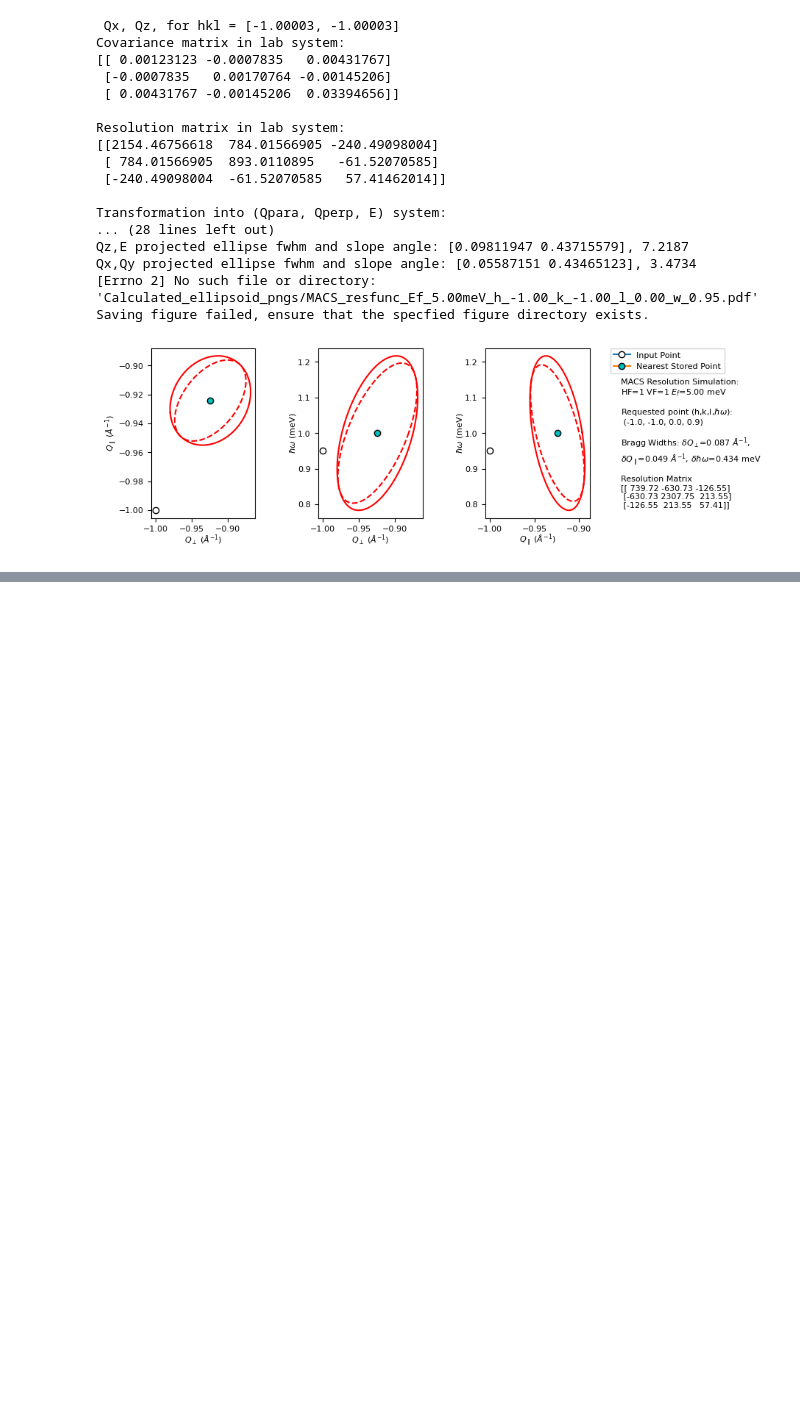
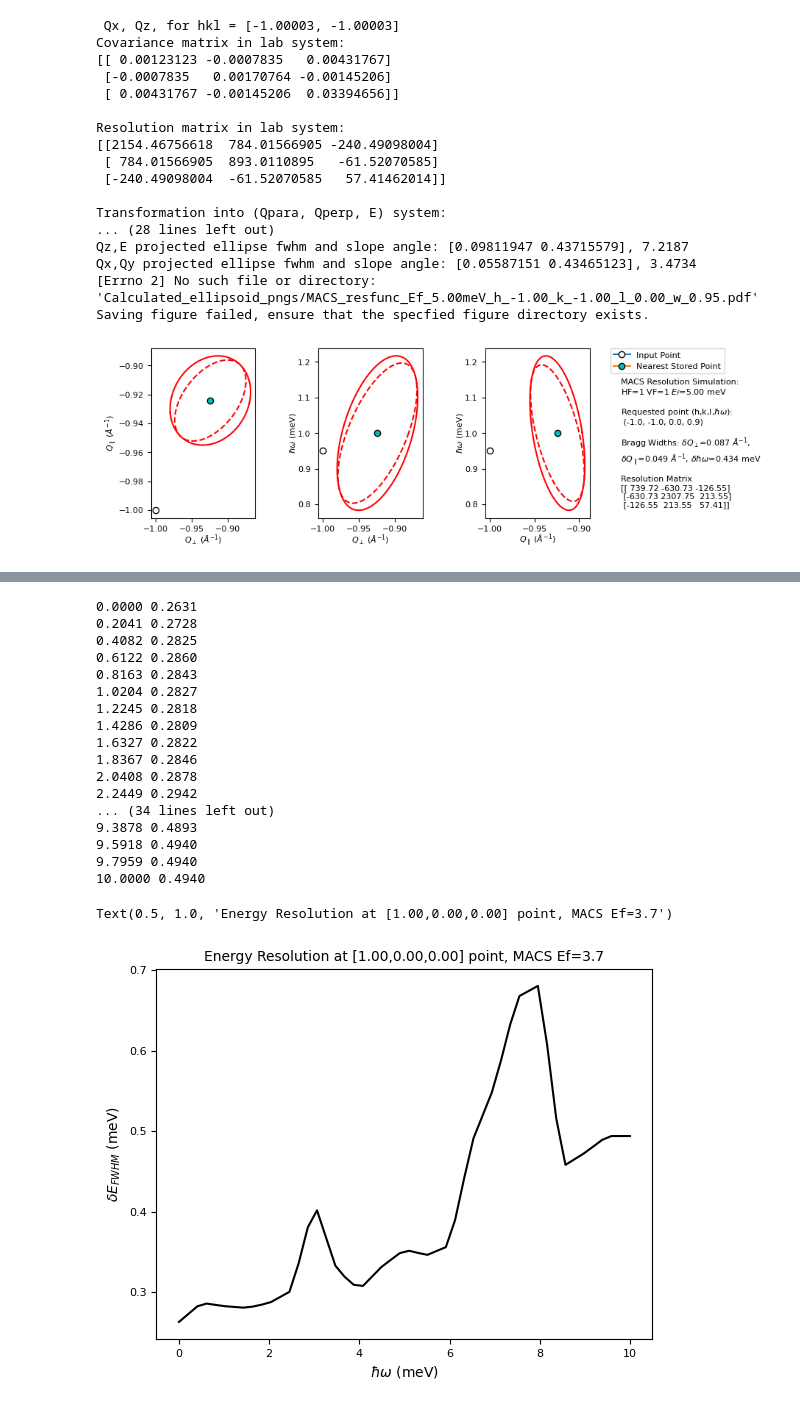
Before and after one commit to thallor1/pyMACS, a Jupyter notebook: docs/source/notebooks/MACS_User_notebook.ipynb, the cells around one changed output, grey strips where cells are left out. Drawn from its saved outputs; the diff is of its cells as text; code cells hidden in the pictures; blank space fills up the shorter version.

```diff
--- a/docs/source/notebooks/MACS_User_notebook.ipynb
+++ b/docs/source/notebooks/MACS_User_notebook.ipynb
@@ -153,0 +163,48 @@ AttributeError: 'Sample' object has no attribute 'sample'
+# %%
+#Adjust this as needed.
+H1,K1,L1 = 1.0,0.0,0.0
+H2,K2,L2 = 1.5,0.0,0.0
+macsEf = 3.7
+omegas = np.linspace(0,10,50)
+macs_instr.kidney.Ef=macsEf
+interp_dQx, interp_dQz, interp_dE = macs_instr.load_res_fwhm_interp_objects()
+#These interpolators require input in terms of lab fram, not H,K,L. This is done in the following way.
+qx1,qz1 = macs_instr.sample.HKL_to_QxQz(H1,K1,L1)
+qx2,qz2 = macs_instr.sample.HKL_to_QxQz(H2,K2,L2)
+
+#Now call the interpolators:
+Efwhms1 = []
+Efwhms2 = []
+for i,dE in enumerate(omegas):
+    dE_fwhm1 = interp_dE([qx1,qz1,dE])
+    dE_fwhm2 = interp_dE([qx2,qz2,dE])
+    print(f"{dE:.4f} {dE_fwhm1[0]:.4f}")
+    Efwhms1.append(dE_fwhm1)
+    Efwhms2.append(dE_fwhm2)
+
+fig,ax = plt.subplots(1,1)
+ax.plot(omegas,Efwhms1,color='k',ls='-',label=f"h={H1:.2f},k={K1:.2f},l={L1:.2f}")
+#ax.plot(omegas,Efwhms2,color='b',ls='-',label=f"h={H2:.2f},k={K2:.2f},l={L2:.2f}")
+ax.set_xlabel(r"$\hbar\omega$ (meV)")
+ax.set_ylabel(r"$\delta E_{FWHM}$ (meV)")
+ax.set_title(f"Energy Resolution at [{H1:.2f},{K1:.2f},{L1:.2f}] point, MACS Ef={macsEf}",fontsize=10)
+# %% [output]
+0.0000 0.2631
+0.2041 0.2728
+0.4082 0.2825
+0.6122 0.2860
+0.8163 0.2843
+1.0204 0.2827
+1.2245 0.2818
+1.4286 0.2809
+1.6327 0.2822
+1.8367 0.2846
+2.0408 0.2878
+2.2449 0.2942
+... (34 lines left out)
+9.3878 0.4893
+9.5918 0.4940
+9.7959 0.4940
+10.0000 0.4940
+Text(0.5, 1.0, 'Energy Resolution at [1.00,0.00,0.00] point, MACS Ef=3.7')
+[figure, added]
```
Also changed, not shown: parts of 7 cells of this notebook, 7 other files.
